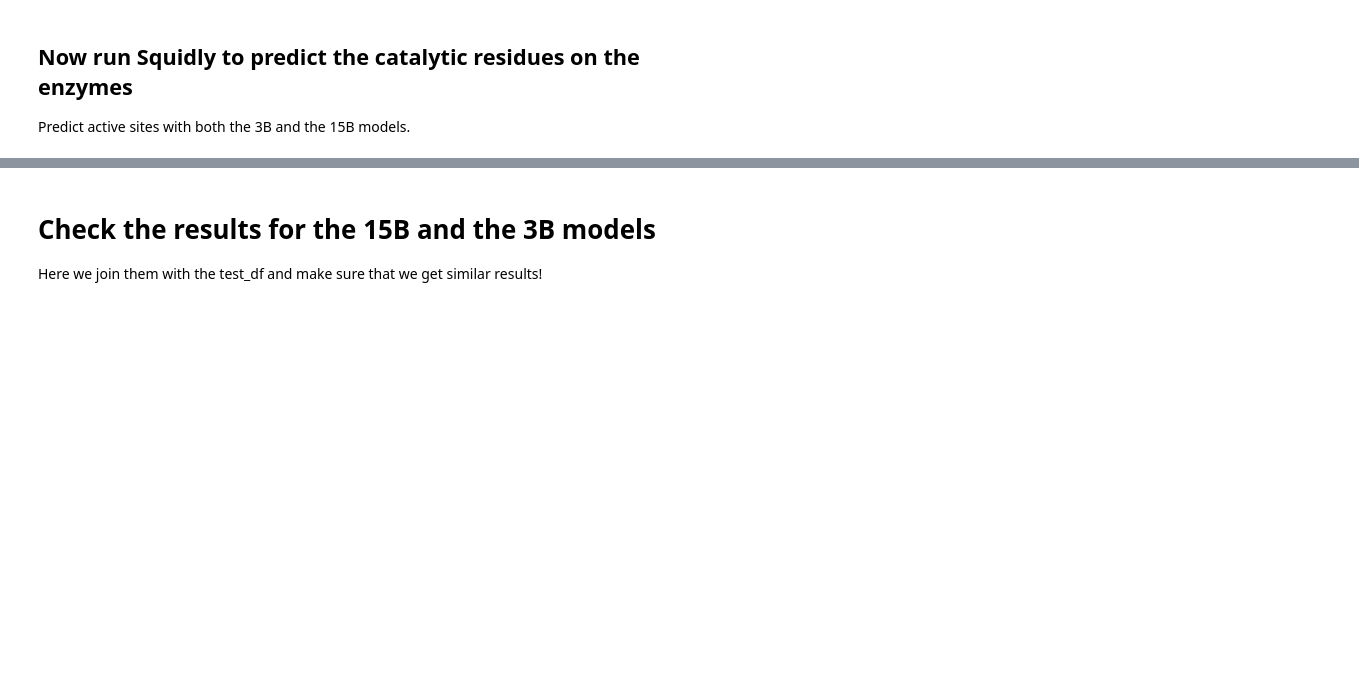
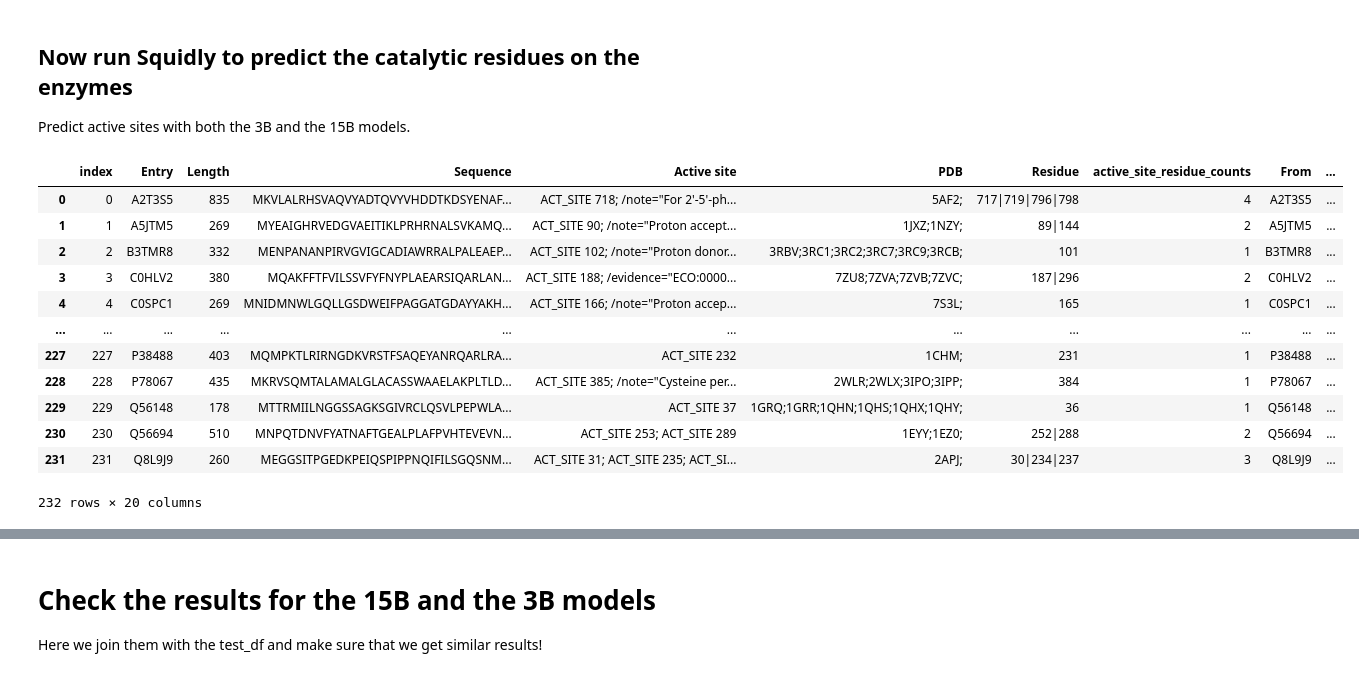
Before and after one commit to WRiegs/Squidly, a Jupyter notebook: manuscript/Benchmark-CataloDB.ipynb, the cells around one changed output, grey strips where cells are left out. Cells and saved outputs as stored; diff of their text form; code cells hidden in the pictures; blank space fills up the shorter version.

```diff
--- a/manuscript/Benchmark-CataloDB.ipynb
+++ b/manuscript/Benchmark-CataloDB.ipynb
@@ -307,5 +319,21 @@ id_col = 'Entry'
 seq_col = 'Sequence'
 test_df.reset_index(inplace=True)
 squidly = (test_df << (ActiveSitePred(id_col, seq_col, squidly_dir, esm2_model = 'esm2_t36_3B_UR50D') >> Save('data/squidly_as_pred_3B_new.pkl')))
+# %%
+test_df
+# %% [output]
+|  | index | Entry | Length | Sequence | Active site | PDB | Residue | active_site_residue_counts | From | ... |
+| 0 | 0 | A2T3S5 | 835 | MKVLALRHSVAQVYADTQVYVHDDTKDSYENAF... | ACT_SITE 718; /note="For 2'-5'-ph... | 5AF2; | 717|719|796|798 | 4 | A2T3S5 | ... |
+| 1 | 1 | A5JTM5 | 269 | MYEAIGHRVEDGVAEITIKLPRHRNALSVKAMQ... | ACT_SITE 90; /note="Proton accept... | 1JXZ;1NZY; | 89|144 | 2 | A5JTM5 | ... |
+| 2 | 2 | B3TMR8 | 332 | MENPANANPIRVGVIGCADIAWRRALPALEAEP... | ACT_SITE 102; /note="Proton donor... | 3RBV;3RC1;3RC2;3RC7;3RC9;3RCB; | 101 | 1 | B3TMR8 | ... |
+| 3 | 3 | C0HLV2 | 380 | MQAKFFTFVILSSVFYFNYPLAEARSIQARLAN... | ACT_SITE 188; /evidence="ECO:0000... | 7ZU8;7ZVA;7ZVB;7ZVC; | 187|296 | 2 | C0HLV2 | ... |
+| 4 | 4 | C0SPC1 | 269 | MNIDMNWLGQLLGSDWEIFPAGGATGDAYYAKH... | ACT_SITE 166; /note="Proton accep... | 7S3L; | 165 | 1 | C0SPC1 | ... |
+| ... | ... | ... | ... | ... | ... | ... | ... | ... | ... | ... |
+| 227 | 227 | P38488 | 403 | MQMPKTLRIRNGDKVRSTFSAQEYANRQARLRA... | ACT_SITE 232 | 1CHM; | 231 | 1 | P38488 | ... |
+| 228 | 228 | P78067 | 435 | MKRVSQMTALAMALGLACASSWAAELAKPLTLD... | ACT_SITE 385; /note="Cysteine per... | 2WLR;2WLX;3IPO;3IPP; | 384 | 1 | P78067 | ... |
+| 229 | 229 | Q56148 | 178 | MTTRMIILNGGSSAGKSGIVRCLQSVLPEPWLA... | ACT_SITE 37 | 1GRQ;1GRR;1QHN;1QHS;1QHX;1QHY; | 36 | 1 | Q56148 | ... |
+| 230 | 230 | Q56694 | 510 | MNPQTDNVFYATNAFTGEALPLAFPVHTEVEVN... | ACT_SITE 253; ACT_SITE 289 | 1EYY;1EZ0; | 252|288 | 2 | Q56694 | ... |
+| 231 | 231 | Q8L9J9 | 260 | MEGGSITPGEDKPEIQSPIPPNQIFILSGQSNM... | ACT_SITE 31; ACT_SITE 235; ACT_SI... | 2APJ; | 30|234|237 | 3 | Q8L9J9 | ... |
+232 rows × 20 columns
 # %%
 # Do the same with the 15B model
```
Also changed, not shown: parts of 6 cells of this notebook, 1 other file.
